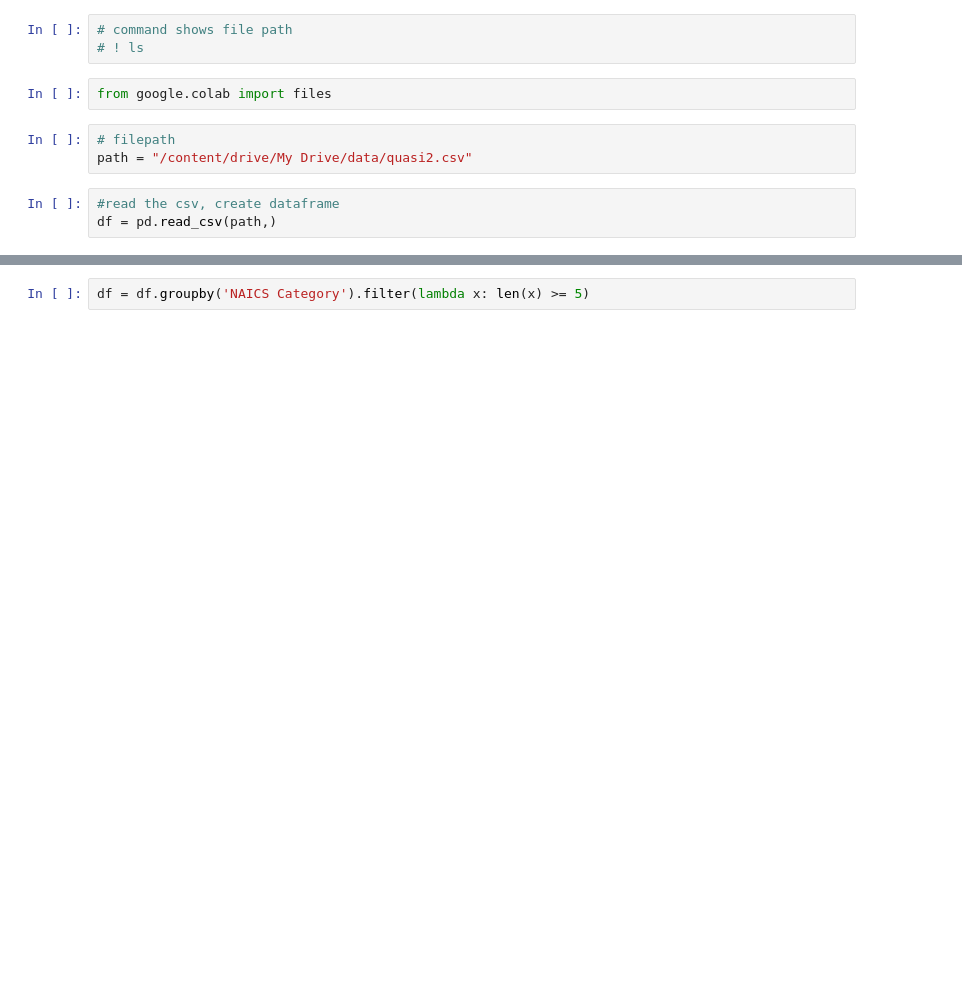
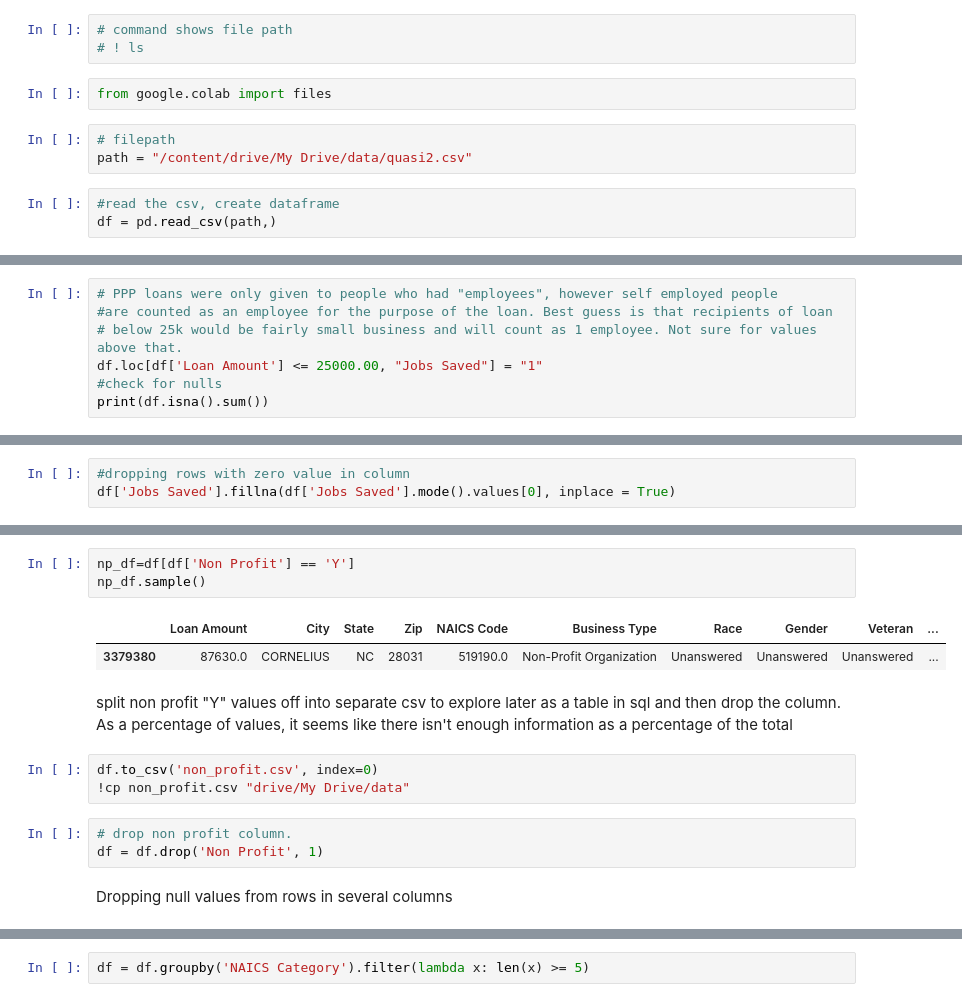
Before and after one commit to sherirosalia/cash_for_covid_clean_machine_pipeline, a Jupyter notebook: pandas_csv_cleaning/clean_ppp3.ipynb, the cells around one changed output, grey strips where cells are left out. Saved outputs shown, nothing was run; the diff lists cells and outputs as text; blank space fills up the shorter version.

```diff
--- a/pandas_csv_cleaning/clean_ppp3.ipynb
+++ b/pandas_csv_cleaning/clean_ppp3.ipynb
@@ -37,0 +92,7 @@ df.head()
+# %%
+# PPP loans were only given to people who had "employees", however self employed people
+#are counted as an employee for the purpose of the loan. Best guess is that recipients of loan
+# below 25k would be fairly small business and will count as 1 employee. Not sure for values above that.
+df.loc[df['Loan Amount'] <= 25000.00, "Jobs Saved"] = "1"
+#check for nulls
+print(df.isna().sum())
@@ -37,0 +114,3 @@ df.head()
+# %%
+#dropping rows with zero value in column
+df['Jobs Saved'].fillna(df['Jobs Saved'].mode().values[0], inplace = True)
@@ -37,0 +144,16 @@ df.head()
+# %%
+np_df=df[df['Non Profit'] == 'Y']
+np_df.sample()
+# %% [output]
+|  | Loan Amount | City | State | Zip | NAICS Code | Business Type | Race | Gender | Veteran | ... |
+| 3379380 | 87630.0 | CORNELIUS | NC | 28031 | 519190.0 | Non-Profit Organization | Unanswered | Unanswered | Unanswered | ... |
+# %% [markdown]
+split non profit "Y" values off into separate csv to explore later as a table in sql and then drop the column. As a percentage of values, it seems like there isn't enough information as a percentage of the total
+# %%
+df.to_csv('non_profit.csv', index=0)
+!cp non_profit.csv "drive/My Drive/data"
+# %%
+# drop non profit column.
+df = df.drop('Non Profit', 1)
+# %% [markdown]
+Dropping null values from rows in several columns
```
Also changed, not shown: parts of 76 cells of this notebook.
